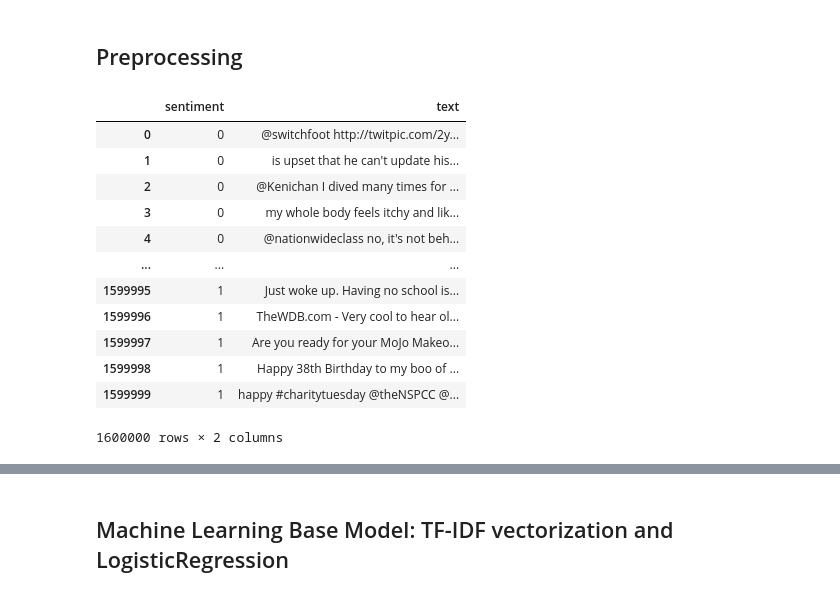
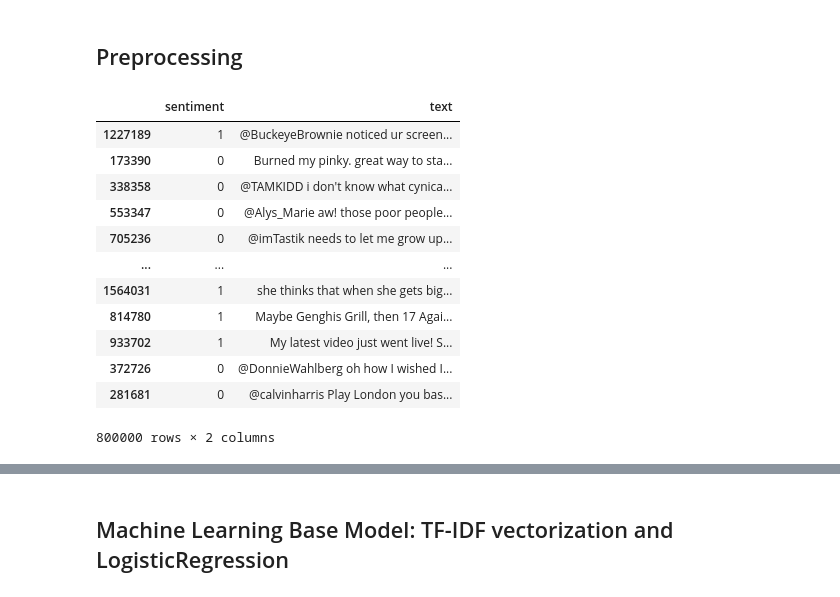
Before and after one commit to minhnn2002/text_classification, a Jupyter notebook: notebook7e1a10d01a.ipynb, the cells around one changed output, grey strips where cells are left out. Cells and saved outputs as stored; diff of their text form; code cells hidden in the pictures.

```diff
--- a/notebook7e1a10d01a.ipynb
+++ b/notebook7e1a10d01a.ipynb
@@ -77,21 +77,22 @@ plt.show()
 # %%
 df.sentiment = df.sentiment.map({
     "Positive":1,
     "Negative":0
 })
+df = df.sample(frac=1)[:int(0.5*len(df))]
 df
 # %% [output]
 |  | sentiment | text |
-| 0 | 0 | @switchfoot http://twitpic.com/2y... |
-| 1 | 0 | is upset that he can't update his... |
-| 2 | 0 | @Kenichan I dived many times for ... |
-| 3 | 0 | my whole body feels itchy and lik... |
-| 4 | 0 | @nationwideclass no, it's not beh... |
+| 1227189 | 1 | @BuckeyeBrownie noticed ur screen... |
+| 173390 | 0 | Burned my pinky. great way to sta... |
+| 338358 | 0 | @TAMKIDD i don't know what cynica... |
+| 553347 | 0 | @Alys_Marie aw! those poor people... |
+| 705236 | 0 | @imTastik needs to let me grow up... |
 | ... | ... | ... |
-| 1599995 | 1 | Just woke up. Having no school is... |
-| 1599996 | 1 | TheWDB.com - Very cool to hear ol... |
-| 1599997 | 1 | Are you ready for your MoJo Makeo... |
-| 1599998 | 1 | Happy 38th Birthday to my boo of ... |
-| 1599999 | 1 | happy #charitytuesday @theNSPCC @... |
+| 1564031 | 1 | she thinks that when she gets big... |
+| 814780 | 1 | Maybe Genghis Grill, then 17 Agai... |
+| 933702 | 1 | My latest video just went live! S... |
+| 372726 | 0 | @DonnieWahlberg oh how I wished I... |
+| 281681 | 0 | @calvinharris Play London you bas... |
-1600000 rows × 2 columns
+800000 rows × 2 columns
 # %%
```
Also changed, not shown: parts of 16 cells of this notebook.
